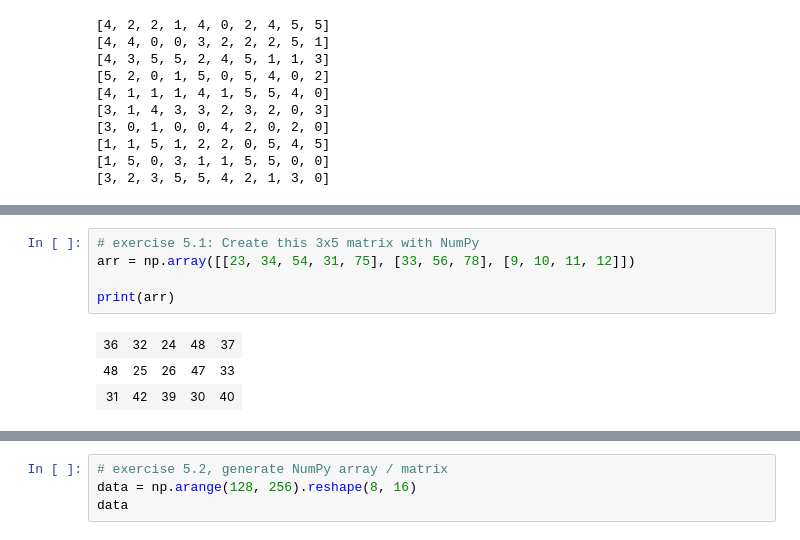
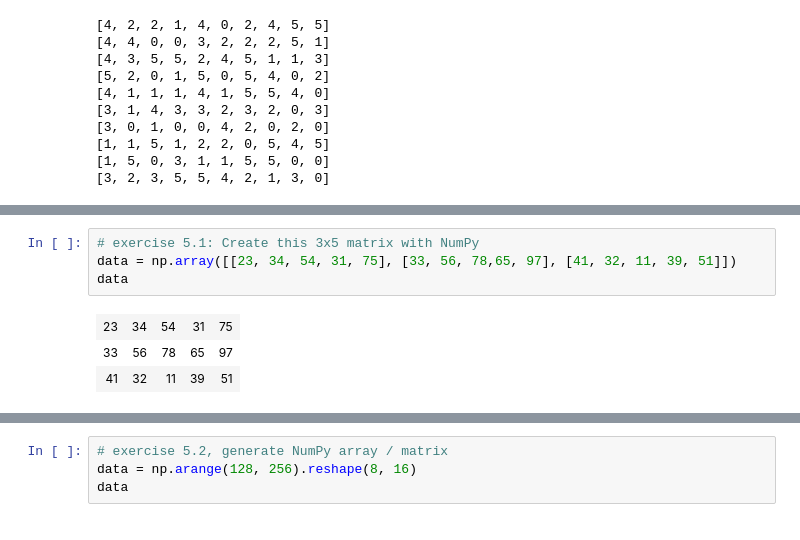
Before and after one commit to crypt0kitik/Introduction-to-Data-Analytics, a Jupyter notebook: Homework sets/SET 1/Exercise set 1.ipynb, the cells around one changed output, grey strips where cells are left out. Drawn from its saved outputs; the diff is of its cells as text.

```diff
--- a/Homework sets/SET 1/Exercise set 1.ipynb
+++ b/Homework sets/SET 1/Exercise set 1.ipynb
@@ -466,13 +466,12 @@ for i in range(10):
 Note: The values above have no logic, you'll have to feed basic Python lists to NumPy for this result
 # %%
 # exercise 5.1: Create this 3x5 matrix with NumPy
-arr = np.array([[23, 34, 54, 31, 75], [33, 56, 78], [9, 10, 11, 12]])
-
-print(arr)
+data = np.array([[23, 34, 54, 31, 75], [33, 56, 78,65, 97], [41, 32, 11, 39, 51]])
+data
 # %% [output]
-| 36 | 32 | 24 | 48 | 37 |
-| 48 | 25 | 26 | 47 | 33 |
-| 31 | 42 | 39 | 30 | 40 |
+| 23 | 34 | 54 | 31 | 75 |
+| 33 | 56 | 78 | 65 | 97 |
+| 41 | 32 | 11 | 39 | 51 |
 # %% [markdown]
 - Generate this NumPy array:
 
```
